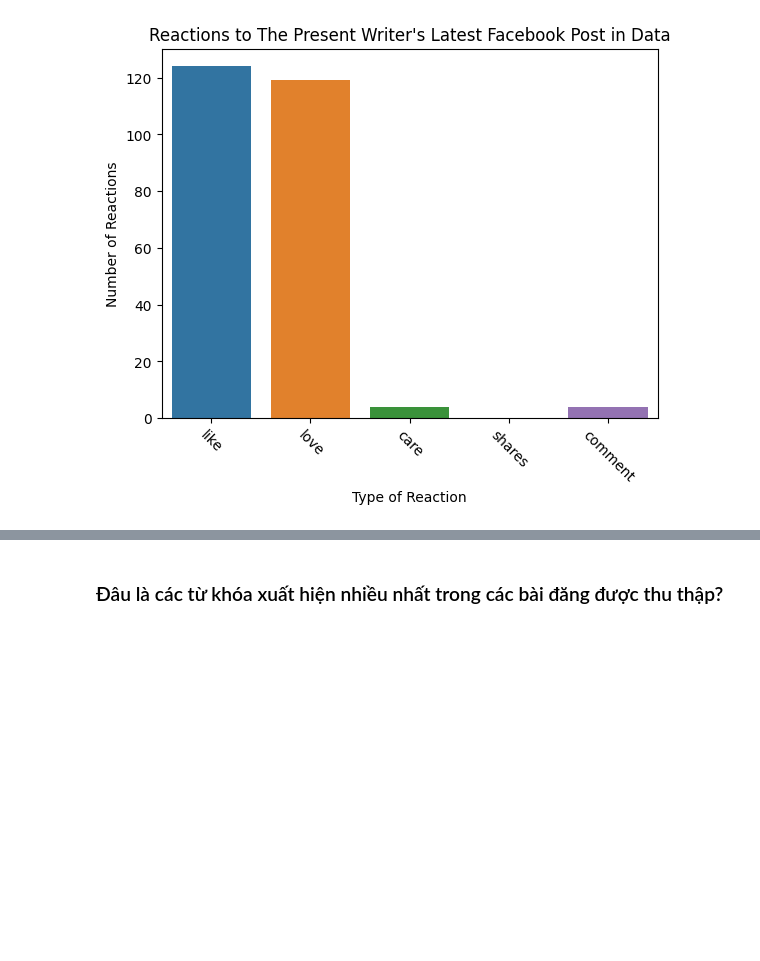
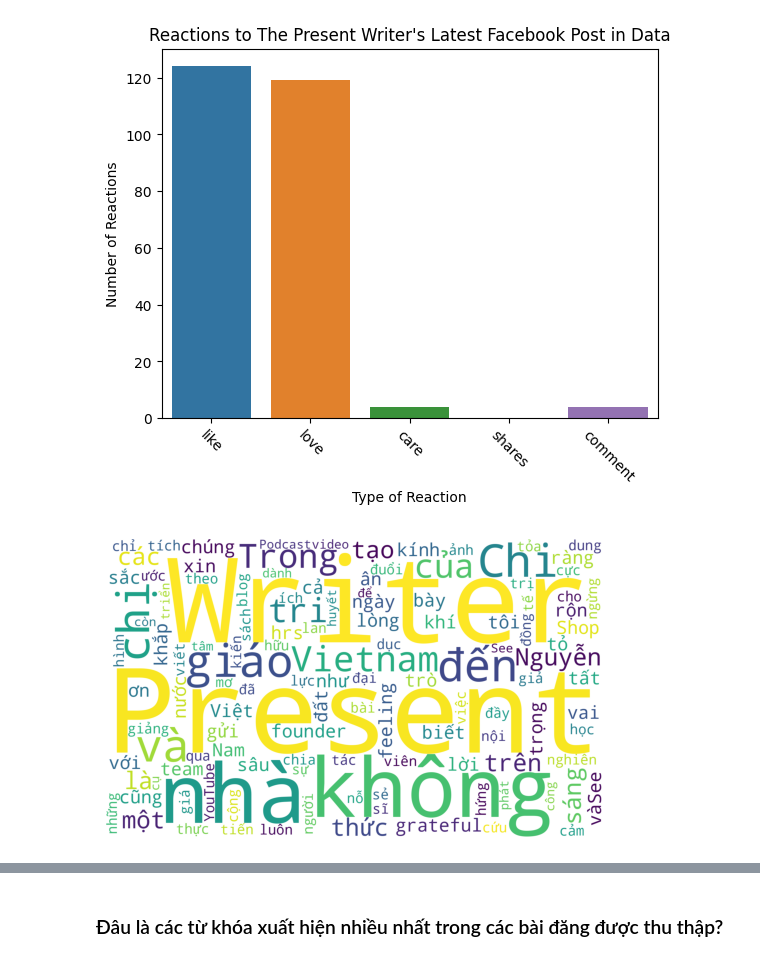
Before and after one commit to Page0526/Data-Analysis-with-Python, a Jupyter notebook: Analyze.ipynb, the cells around one changed output, grey strips where cells are left out. Cells and saved outputs as stored; diff of their text form; code cells hidden in the pictures; blank space fills up the shorter version.

```diff
--- a/Analyze.ipynb
+++ b/Analyze.ipynb
@@ -110,3 +101,21 @@ plt.xticks(rotation=-45)
 plt.show()
 # %% [output]
 [figure]
+# %%
+newest = first_row['text']
+# Các từ có tần suất xuất hiện cao nhất
+word = WordCloud(
+                        background_color='white',
+                       max_words =300,
+                       width=2000, height=1200
+                        ).generate(newest)
+# Clear enire figure but let windows open to be reused
+plt.clf()
+# create an image from 2-dimensional numpy array
+plt.imshow(word)
+# hid the axis in the matplot figure
+plt.axis('off')
+# display
+plt.show()
+# %% [output]
+[figure, added]
```
Also changed, not shown: parts of 19 cells of this notebook.
